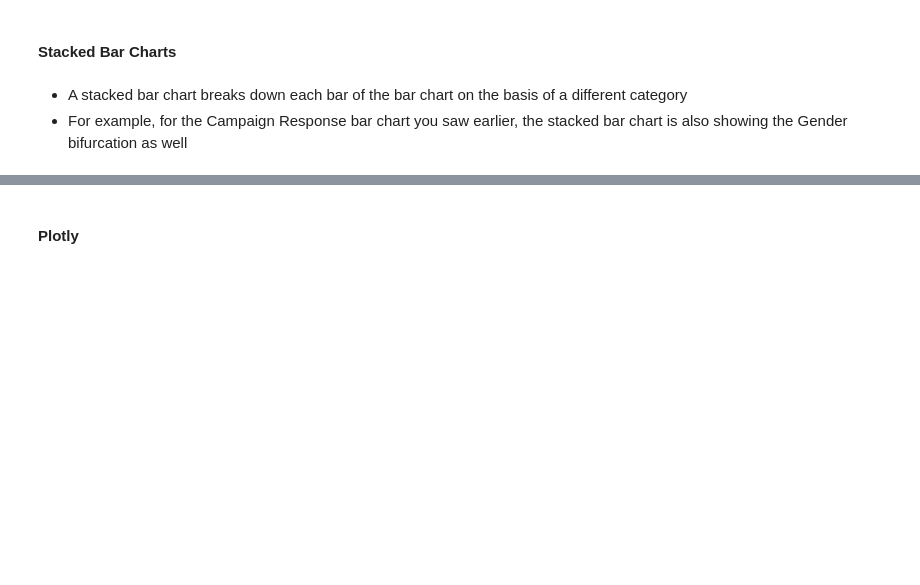
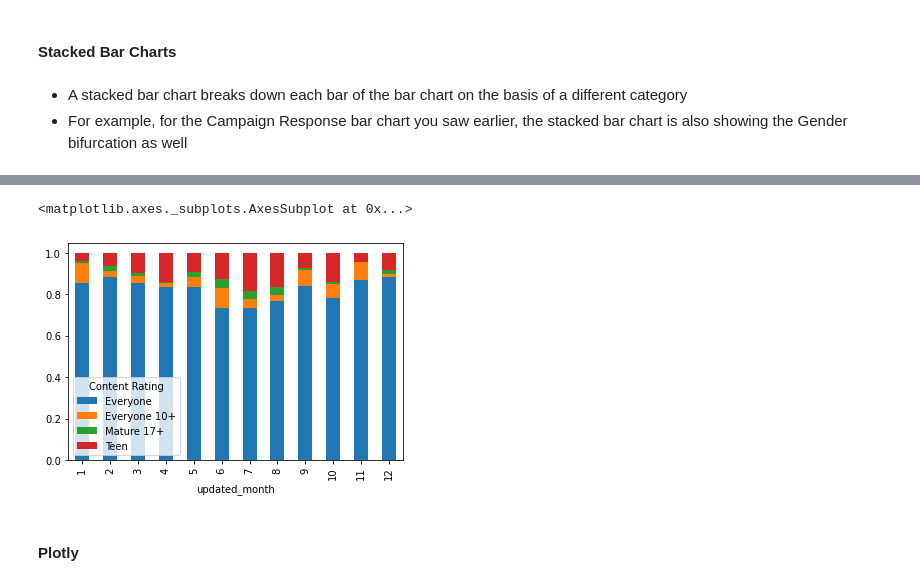
Before and after one commit to pratik217/datascience_py, a Jupyter notebook: Case+Study+Notebook/Data Visualisation in Python - Case Study.ipynb, the cells around one changed output, grey strips where cells are left out. Cells and saved outputs as stored; diff of their text form; code cells hidden in the pictures; blank space fills up the shorter version.

```diff
--- a/Case+Study+Notebook/Data Visualisation in Python - Case Study.ipynb
+++ b/Case+Study+Notebook/Data Visualisation in Python - Case Study.ipynb
@@ -875,5 +932,11 @@ sns.heatmap(res1, cmap="Greens", annot=True
 # %%
 ##Plot the stacked bar chart again wrt to the proportions.
+monthly_parc=monthly[["Everyone","Everyone 10+","Mature 17+","Teen"]].apply(lambda x: x/x.sum(),axis=1)
+
+monthly_parc.plot(kind="bar", stacked=True)
+# %% [output]
+<matplotlib.axes._subplots.AxesSubplot at 0x...>
+[figure, added]
 # %% [markdown]
 #### Plotly
 # %% [markdown]
```
Also changed, not shown: parts of 7 cells of this notebook, 1 other file.
